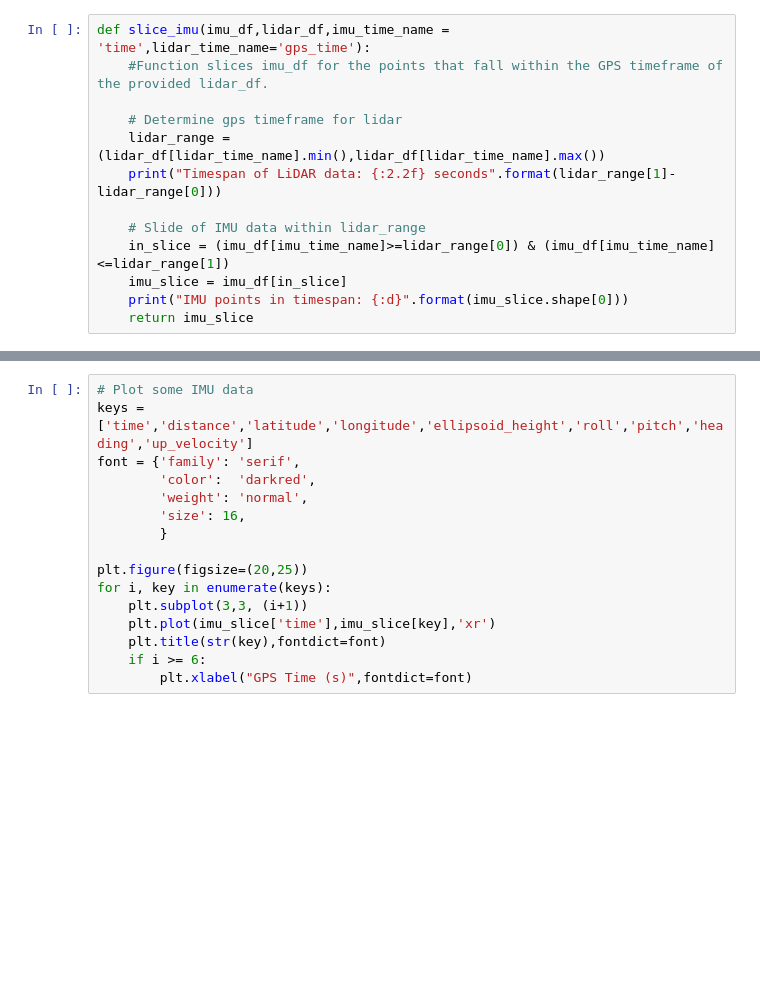
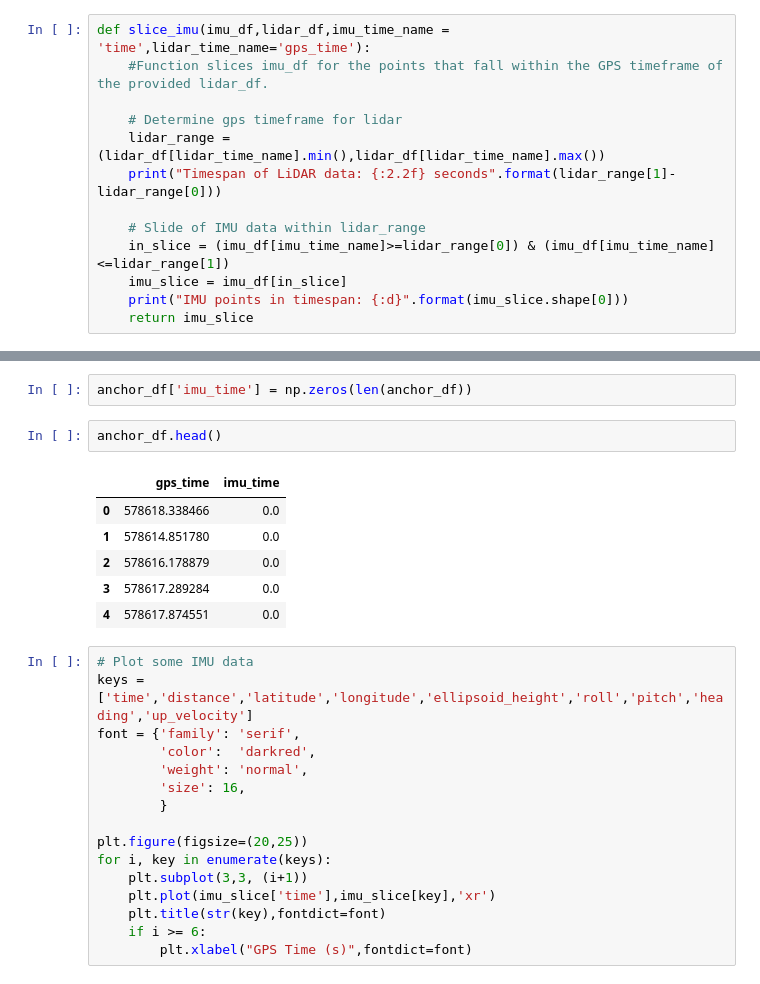
Before and after one commit to mihamerstan/lidar_metrics, a Jupyter notebook: notebooks/IMU_data.ipynb, the cells around one changed output, grey strips where cells are left out. Drawn from its saved outputs; the diff is of its cells as text; blank space fills up the shorter version.

```diff
--- a/notebooks/IMU_data.ipynb
+++ b/notebooks/IMU_data.ipynb
@@ -79,3 +81,14 @@ imu_slice.head()
+# %%
+anchor_df['imu_time'] = np.zeros(len(anchor_df))
+# %%
+anchor_df.head()
+# %% [output]
+|  | gps_time | imu_time |
+| 0 | 578618.338466 | 0.0 |
+| 1 | 578614.851780 | 0.0 |
+| 2 | 578616.178879 | 0.0 |
+| 3 | 578617.289284 | 0.0 |
+| 4 | 578617.874551 | 0.0 |
 # %%
 # Plot some IMU data
 keys = ['time','distance','latitude','longitude','ellipsoid_height','roll','pitch','heading','up_velocity']
```
Also changed, not shown: parts of 8 cells of this notebook.
